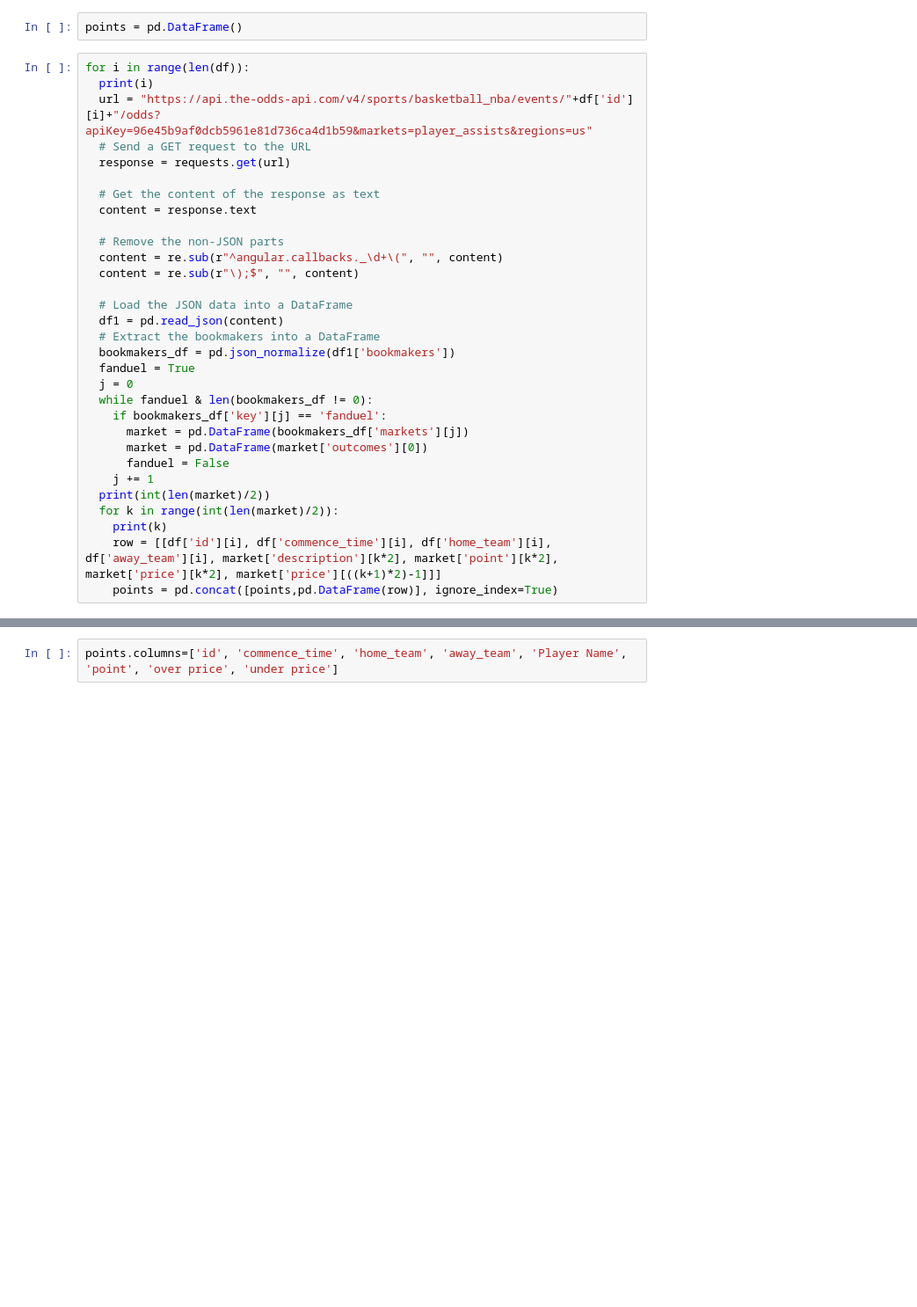
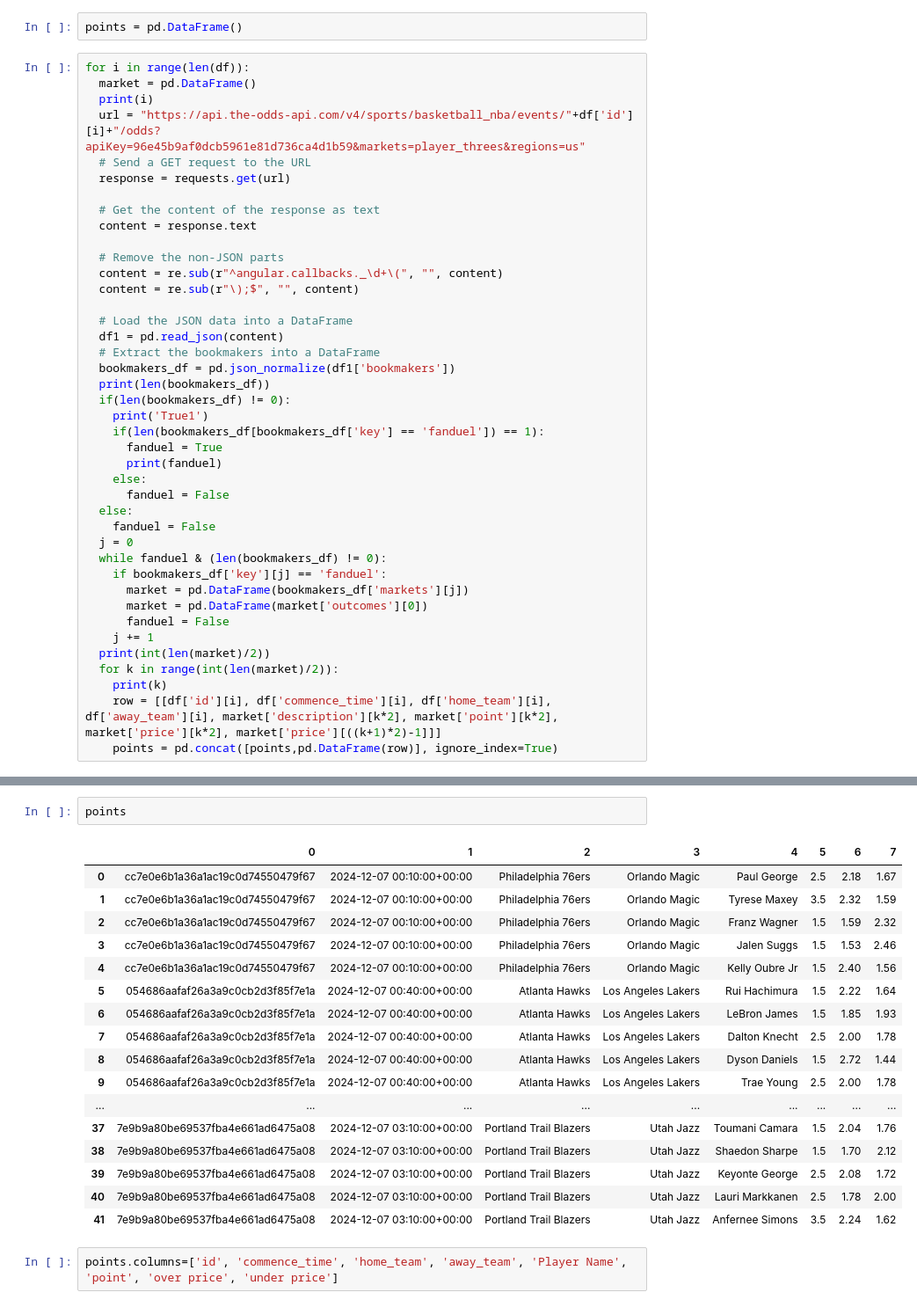
Before and after one commit to Ayushi26Aggarwal/BetalyticsNBA, a Jupyter notebook: PlayerThreesOddsAPI.ipynb, the cells around one changed output, grey strips where cells are left out. Shown at 88% size. Saved outputs shown, nothing was run; the diff lists cells and outputs as text; blank space fills up the shorter version.

```diff
--- a/PlayerThreesOddsAPI.ipynb
+++ b/PlayerThreesOddsAPI.ipynb
@@ -48,8 +38,9 @@ df
 points = pd.DataFrame()
 # %%
 for i in range(len(df)):
+  market = pd.DataFrame()
   print(i)
-  url = "https://api.the-odds-api.com/v4/sports/basketball_nba/events/"+df['id'][i]+"/odds?apiKey=96e45b9af0dcb5961e81d736ca4d1b59&markets=player_assists&regions=us"
+  url = "https://api.the-odds-api.com/v4/sports/basketball_nba/events/"+df['id'][i]+"/odds?apiKey=96e45b9af0dcb5961e81d736ca4d1b59&markets=player_threes&regions=us"
   # Send a GET request to the URL
   response = requests.get(url)
 
@@ -64,9 +55,18 @@ for i in range(len(df)):
   df1 = pd.read_json(content)
   # Extract the bookmakers into a DataFrame
   bookmakers_df = pd.json_normalize(df1['bookmakers'])
-  fanduel = True
+  print(len(bookmakers_df))
+  if(len(bookmakers_df) != 0):
+    print('True1')
+    if(len(bookmakers_df[bookmakers_df['key'] == 'fanduel']) == 1):
+      fanduel = True
+      print(fanduel)
+    else:
+      fanduel = False
+  else:
+    fanduel = False
   j = 0
-  while fanduel & len(bookmakers_df != 0):
+  while fanduel & (len(bookmakers_df) != 0):
     if bookmakers_df['key'][j] == 'fanduel':
       market = pd.DataFrame(bookmakers_df['markets'][j])
       market = pd.DataFrame(market['outcomes'][0])
@@ -149,2 +172,22 @@ for i in range(len(df)):
+# %%
+points
+# %% [output]
+|  | 0 | 1 | 2 | 3 | 4 | 5 | 6 | 7 |
+| 0 | cc7e0e6b1a36a1ac19c0d74550479f67 | 2024-12-07 00:10:00+00:00 | Philadelphia 76ers | Orlando Magic | Paul George | 2.5 | 2.18 | 1.67 |
+| 1 | cc7e0e6b1a36a1ac19c0d74550479f67 | 2024-12-07 00:10:00+00:00 | Philadelphia 76ers | Orlando Magic | Tyrese Maxey | 3.5 | 2.32 | 1.59 |
+| 2 | cc7e0e6b1a36a1ac19c0d74550479f67 | 2024-12-07 00:10:00+00:00 | Philadelphia 76ers | Orlando Magic | Franz Wagner | 1.5 | 1.59 | 2.32 |
+| 3 | cc7e0e6b1a36a1ac19c0d74550479f67 | 2024-12-07 00:10:00+00:00 | Philadelphia 76ers | Orlando Magic | Jalen Suggs | 1.5 | 1.53 | 2.46 |
+| 4 | cc7e0e6b1a36a1ac19c0d74550479f67 | 2024-12-07 00:10:00+00:00 | Philadelphia 76ers | Orlando Magic | Kelly Oubre Jr | 1.5 | 2.40 | 1.56 |
+| 5 | 054686aafaf26a3a9c0cb2d3f85f7e1a | 2024-12-07 00:40:00+00:00 | Atlanta Hawks | Los Angeles Lakers | Rui Hachimura | 1.5 | 2.22 | 1.64 |
+| 6 | 054686aafaf26a3a9c0cb2d3f85f7e1a | 2024-12-07 00:40:00+00:00 | Atlanta Hawks | Los Angeles Lakers | LeBron James | 1.5 | 1.85 | 1.93 |
+| 7 | 054686aafaf26a3a9c0cb2d3f85f7e1a | 2024-12-07 00:40:00+00:00 | Atlanta Hawks | Los Angeles Lakers | Dalton Knecht | 2.5 | 2.00 | 1.78 |
+| 8 | 054686aafaf26a3a9c0cb2d3f85f7e1a | 2024-12-07 00:40:00+00:00 | Atlanta Hawks | Los Angeles Lakers | Dyson Daniels | 1.5 | 2.72 | 1.44 |
+| 9 | 054686aafaf26a3a9c0cb2d3f85f7e1a | 2024-12-07 00:40:00+00:00 | Atlanta Hawks | Los Angeles Lakers | Trae Young | 2.5 | 2.00 | 1.78 |
+| ... | ... | ... | ... | ... | ... | ... | ... | ... |
+| 37 | 7e9b9a80be69537fba4e661ad6475a08 | 2024-12-07 03:10:00+00:00 | Portland Trail Blazers | Utah Jazz | Toumani Camara | 1.5 | 2.04 | 1.76 |
+| 38 | 7e9b9a80be69537fba4e661ad6475a08 | 2024-12-07 03:10:00+00:00 | Portland Trail Blazers | Utah Jazz | Shaedon Sharpe | 1.5 | 1.70 | 2.12 |
+| 39 | 7e9b9a80be69537fba4e661ad6475a08 | 2024-12-07 03:10:00+00:00 | Portland Trail Blazers | Utah Jazz | Keyonte George | 2.5 | 2.08 | 1.72 |
+| 40 | 7e9b9a80be69537fba4e661ad6475a08 | 2024-12-07 03:10:00+00:00 | Portland Trail Blazers | Utah Jazz | Lauri Markkanen | 2.5 | 1.78 | 2.00 |
+| 41 | 7e9b9a80be69537fba4e661ad6475a08 | 2024-12-07 03:10:00+00:00 | Portland Trail Blazers | Utah Jazz | Anfernee Simons | 3.5 | 2.24 | 1.62 |
 # %%
 points.columns=['id', 'commence_time', 'home_team', 'away_team', 'Player Name', 'point', 'over price', 'under price']
```
Also changed, not shown: parts of 10 cells of this notebook, 7 other files.
